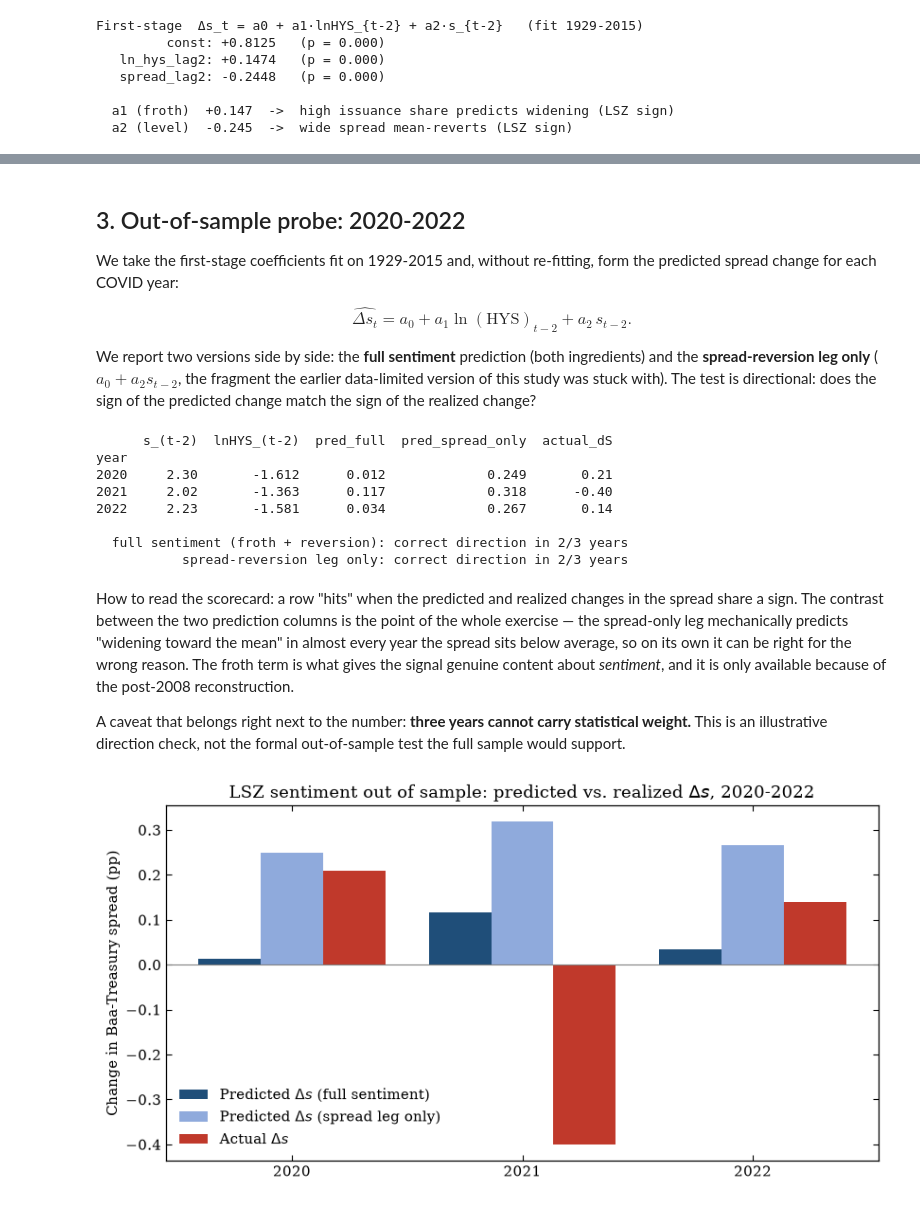
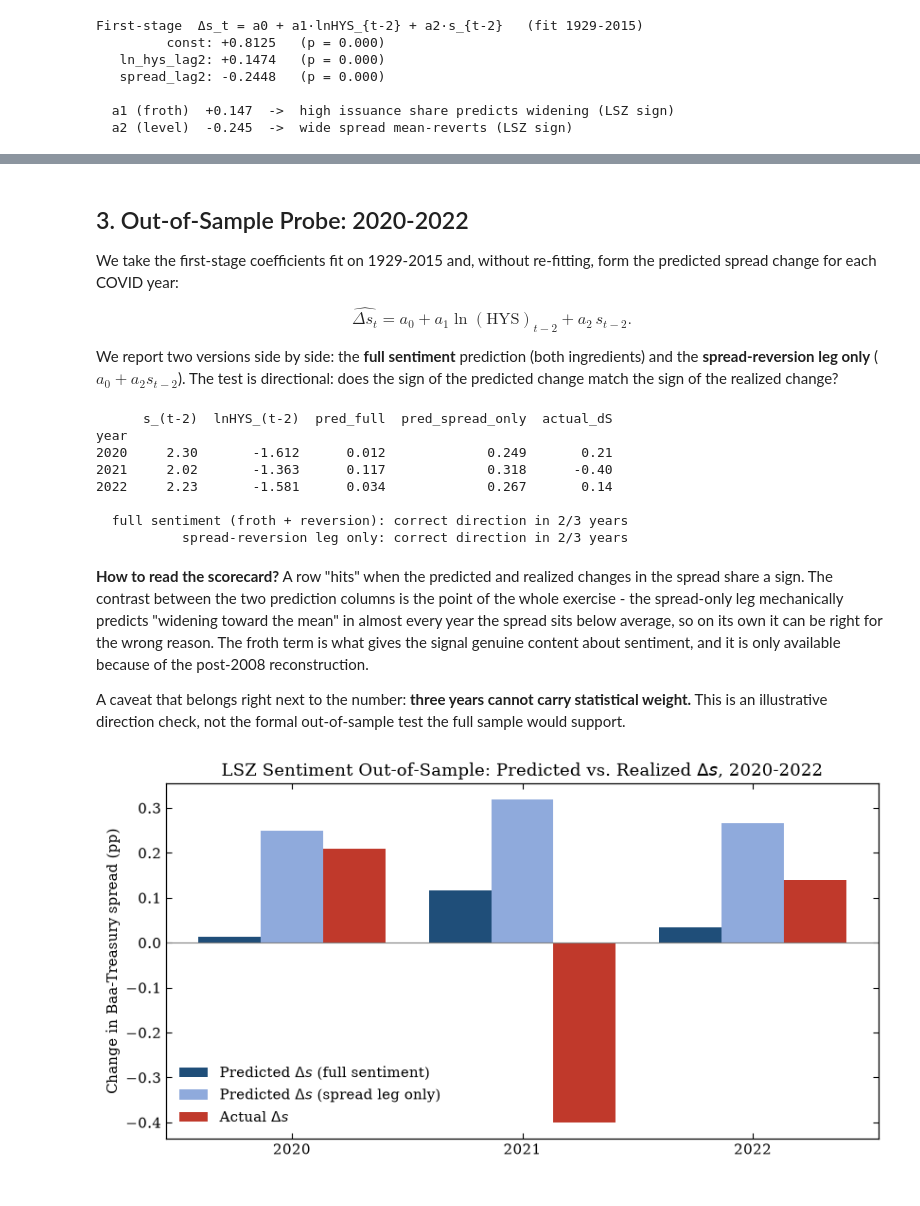
Before and after one commit to fernando-raffo/p03_lopez_salido_stein_zakrajsek_2017, a Jupyter notebook: src/04_case_study.ipynb, the cells around one changed output, grey strips where cells are left out. Saved outputs shown, nothing was run; the diff lists cells and outputs as text; code cells hidden in the pictures.

```diff
--- a/src/04_case_study.ipynb
+++ b/src/04_case_study.ipynb
@@ -143,6 +131,6 @@ year
 COVID years with a full-sentiment prediction available: [2020, 2021, 2022]
 # %% [markdown]
-## 3. Out-of-sample probe: 2020-2022
+## 3. Out-of-Sample Probe: 2020-2022
 
 We take the first-stage coefficients fit on 1929-2015 and, without re-fitting,
 form the predicted spread change for each COVID year:
@@ -150,8 +138,7 @@ form the predicted spread change for each COVID year:
 $$\widehat{\Delta s_t} = a_0 + a_1 \ln(\mathrm{HYS})_{t-2} + a_2\, s_{t-2}.$$
 
 We report two versions side by side: the **full sentiment** prediction (both
-ingredients) and the **spread-reversion leg only** ($a_0 + a_2 s_{t-2}$, the
-fragment the earlier data-limited version of this study was stuck with). The
+ingredients) and the **spread-reversion leg only** ($a_0 + a_2 s_{t-2}$). The
 test is directional: does the sign of the predicted change match the sign of
 the realized change?
 # %%
@@ -222,12 +209,12 @@ year
   full sentiment (froth + reversion): correct direction in 2/3 years
            spread-reversion leg only: correct direction in 2/3 years
 # %% [markdown]
-How to read the scorecard: a row "hits" when the predicted and realized
+**How to read the scorecard?** A row "hits" when the predicted and realized
 changes in the spread share a sign. The contrast between the two prediction
-columns is the point of the whole exercise — the spread-only leg mechanically
+columns is the point of the whole exercise - the spread-only leg mechanically
 predicts "widening toward the mean" in almost every year the spread sits below
 average, so on its own it can be right for the wrong reason. The froth term is
-what gives the signal genuine content about *sentiment*, and it is only
+what gives the signal genuine content about sentiment, and it is only
 available because of the post-2008 reconstruction.
 
 A caveat that belongs right next to the number: **three years cannot carry
@@ -246,33 +233,33 @@ ax.bar(
     color="#1f4e79",
 )
 ax.bar(
     x,
     scorecard["pred_spread_only"],
     w,
     label=r"Predicted $\Delta s$ (spread leg only)",
     color="#8faadc",
 )
 ax.bar(
     x + w,
     scorecard["actual_dS"],
     w,
     label=r"Actual $\Delta s$",
     color=ps.HIGHLIGHT_COLOR,
 )
 ax.axhline(0, color="grey", lw=0.8)
 ax.set_xticks(x)
 ax.set_xticklabels([str(y) for y in covid_years])
 ax.set_ylabel("Change in Baa-Treasury spread (pp)")
 ax.set_title(
-    "LSZ sentiment out of sample: predicted vs. realized " r"$\Delta s$, 2020-2022"
+    "LSZ Sentiment Out-of-Sample: Predicted vs. Realized " r"$\Delta s$, 2020-2022"
 )
 ps.style_axes(ax)
 ax.legend()
 fig.tight_layout()
 
 OUTPUT_DIR.mkdir(parents=True, exist_ok=True)
 fig.savefig(OUTPUT_DIR / "case_study_covid_oos.pdf")
 plt.show()
 # %% [output]
-[figure, old version]
+[figure, new version]
 # %% [markdown]
```
Also changed, not shown: parts of 7 cells of this notebook, 3 other files.
